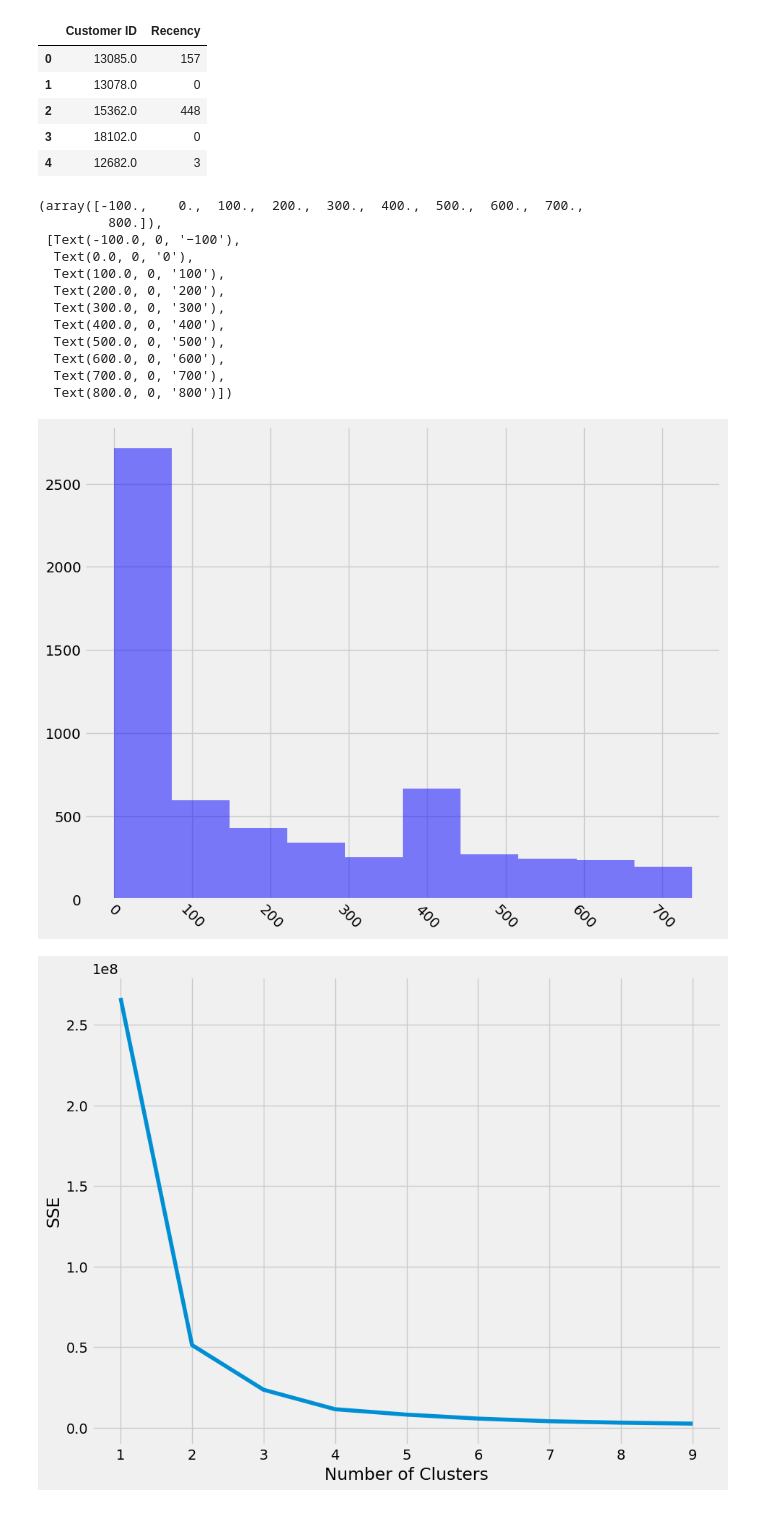
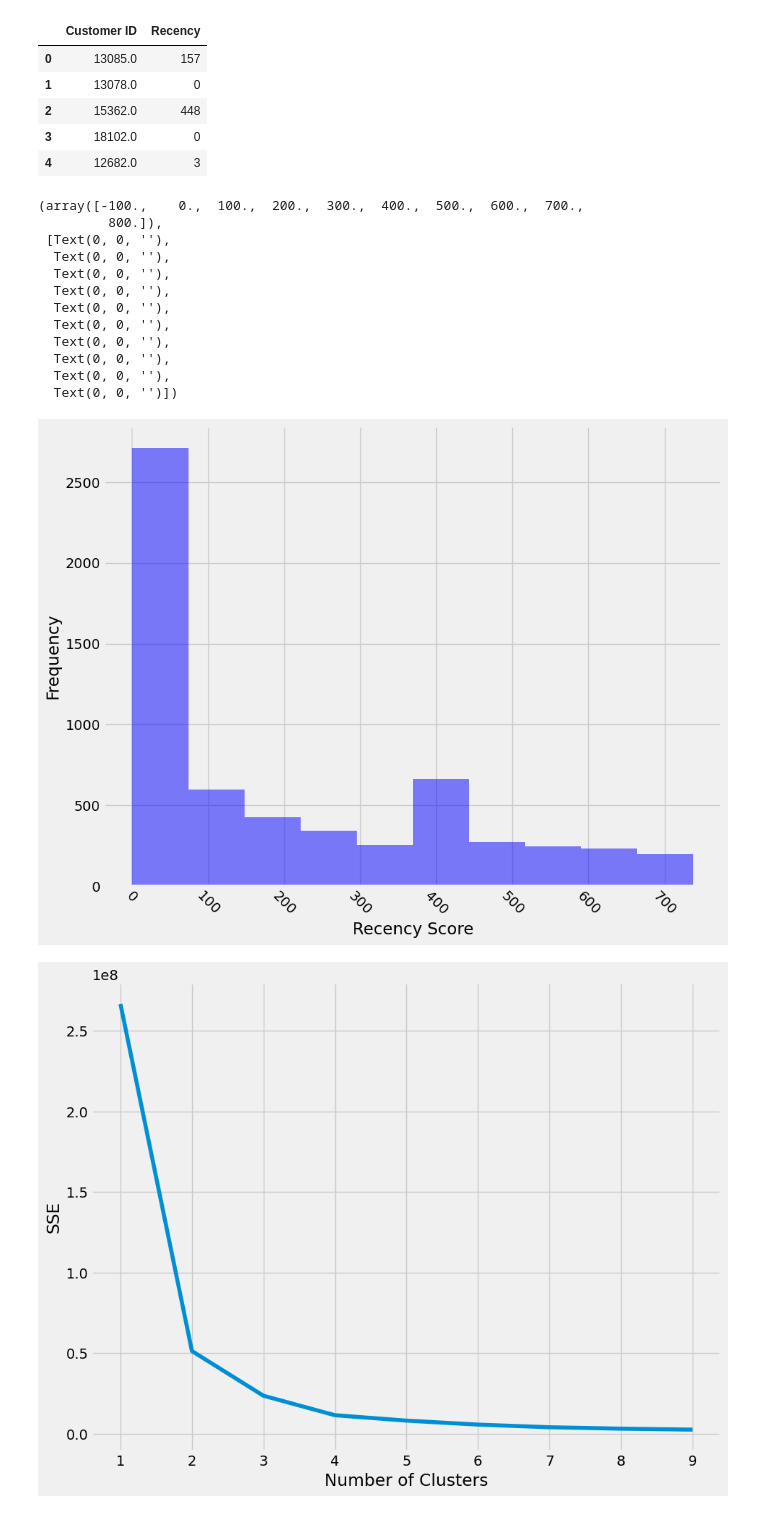
Before and after one commit to trungne/pdf-final-assignment, a Jupyter notebook: pds-hoang-assignment.ipynb, the cells around one changed output. Cells and saved outputs as stored; diff of their text form; code cells hidden in the pictures.

```diff
--- a/pds-hoang-assignment.ipynb
+++ b/pds-hoang-assignment.ipynb
@@ -701,24 +701,26 @@ user.head()
 # %%
 # Visualize recency values
 fig = plt.figure(figsize=(10,8))
-plt.hist(x='Recency', data=user, facecolor='blue', alpha=0.5,bins=10)
+plt.hist(x='Recency', data=user, facecolor='blue',alpha=0.5,bins=10)
+plt.xlabel('Recency Score')
+plt.ylabel('Frequency')
 
 # Rotate x-labels
 plt.xticks(rotation=-45)
 # %% [output]
 (array([-100.,    0.,  100.,  200.,  300.,  400.,  500.,  600.,  700.,
          800.]),
- [Text(-100.0, 0, '−100'),
-  Text(0.0, 0, '0'),
-  Text(100.0, 0, '100'),
-  Text(200.0, 0, '200'),
-  Text(300.0, 0, '300'),
-  Text(400.0, 0, '400'),
-  Text(500.0, 0, '500'),
-  Text(600.0, 0, '600'),
-  Text(700.0, 0, '700'),
-  Text(800.0, 0, '800')])
+ [Text(0, 0, ''),
+  Text(0, 0, ''),
+  Text(0, 0, ''),
+  Text(0, 0, ''),
+  Text(0, 0, ''),
+  Text(0, 0, ''),
+  Text(0, 0, ''),
+  Text(0, 0, ''),
+  Text(0, 0, ''),
+  Text(0, 0, '')])
-[figure, old version]
+[figure, new version]
 # %%
 # Using k-means clustering to apply a recency score
 sse = {}
```
Also changed, not shown: parts of 18 cells of this notebook.
